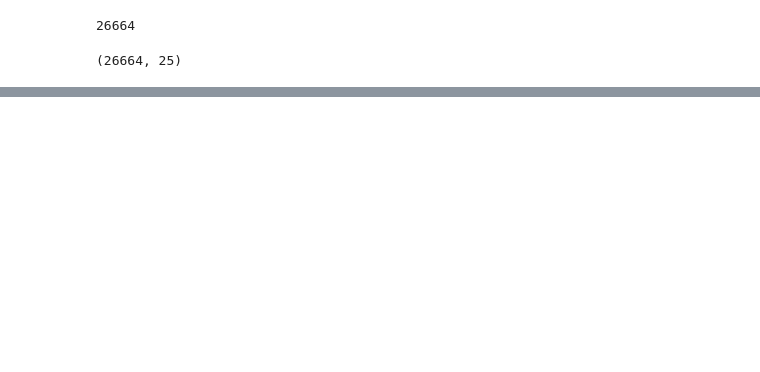
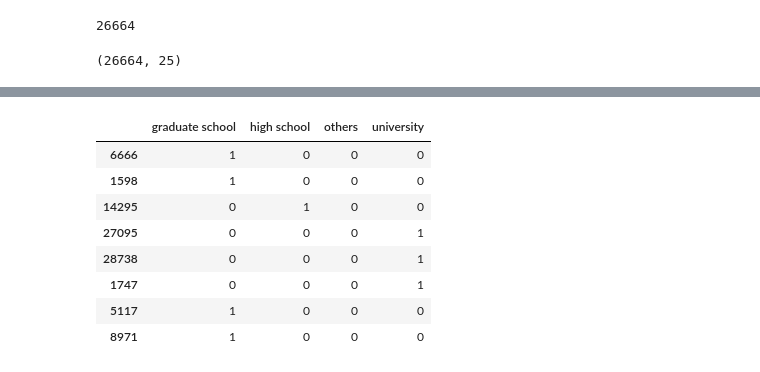
Before and after one commit to NatanDuarte/credit-card-default-prediction, a Jupyter notebook: EDA.ipynb, the cells around one changed output, grey strips where cells are left out. Drawn from its saved outputs; the diff is of its cells as text; code cells hidden in the pictures; blank space fills up the shorter version.

```diff
--- a/EDA.ipynb
+++ b/EDA.ipynb
@@ -350,0 +483,4 @@ df_clean_2.shape
+# %%
+df_clean_2['EDUCATION_CAT'] = 'none'
+
+df_clean_2[['EDUCATION', 'EDUCATION_CAT']].head()
@@ -350,0 +494,10 @@ df_clean_2.shape
+# %%
+category_mapping = {
+    1: "graduate school",
+    2: "university",
+    3: "high school",
+    4: "others"
+}
+
+df_clean_2['EDUCATION_CAT'] = df_clean_2['EDUCATION'].map(category_mapping)
+df_clean_2[['EDUCATION', 'EDUCATION_CAT']].sample(5)
@@ -350,0 +511,13 @@ df_clean_2.shape
+# %%
+ohe_education = pd.get_dummies(df_clean_2['EDUCATION_CAT']).astype('int64')
+ohe_education.sample(8)
+# %% [output]
+|  | graduate school | high school | others | university |
+| 6666 | 1 | 0 | 0 | 0 |
+| 1598 | 1 | 0 | 0 | 0 |
+| 14295 | 0 | 1 | 0 | 0 |
+| 27095 | 0 | 0 | 0 | 1 |
+| 28738 | 0 | 0 | 0 | 1 |
+| 1747 | 0 | 0 | 0 | 1 |
+| 5117 | 1 | 0 | 0 | 0 |
+| 8971 | 1 | 0 | 0 | 0 |
```
Also changed, not shown: parts of 20 cells of this notebook.
